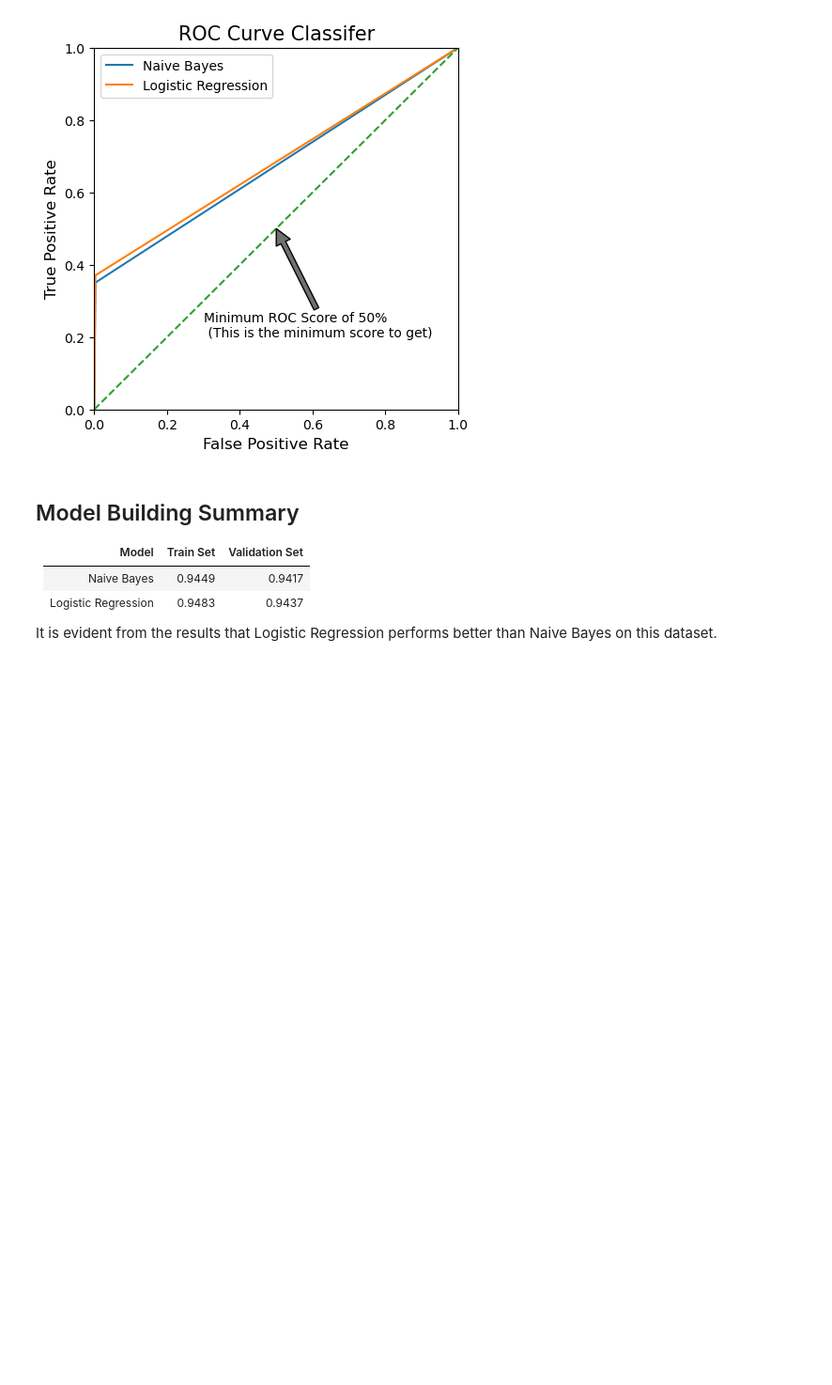
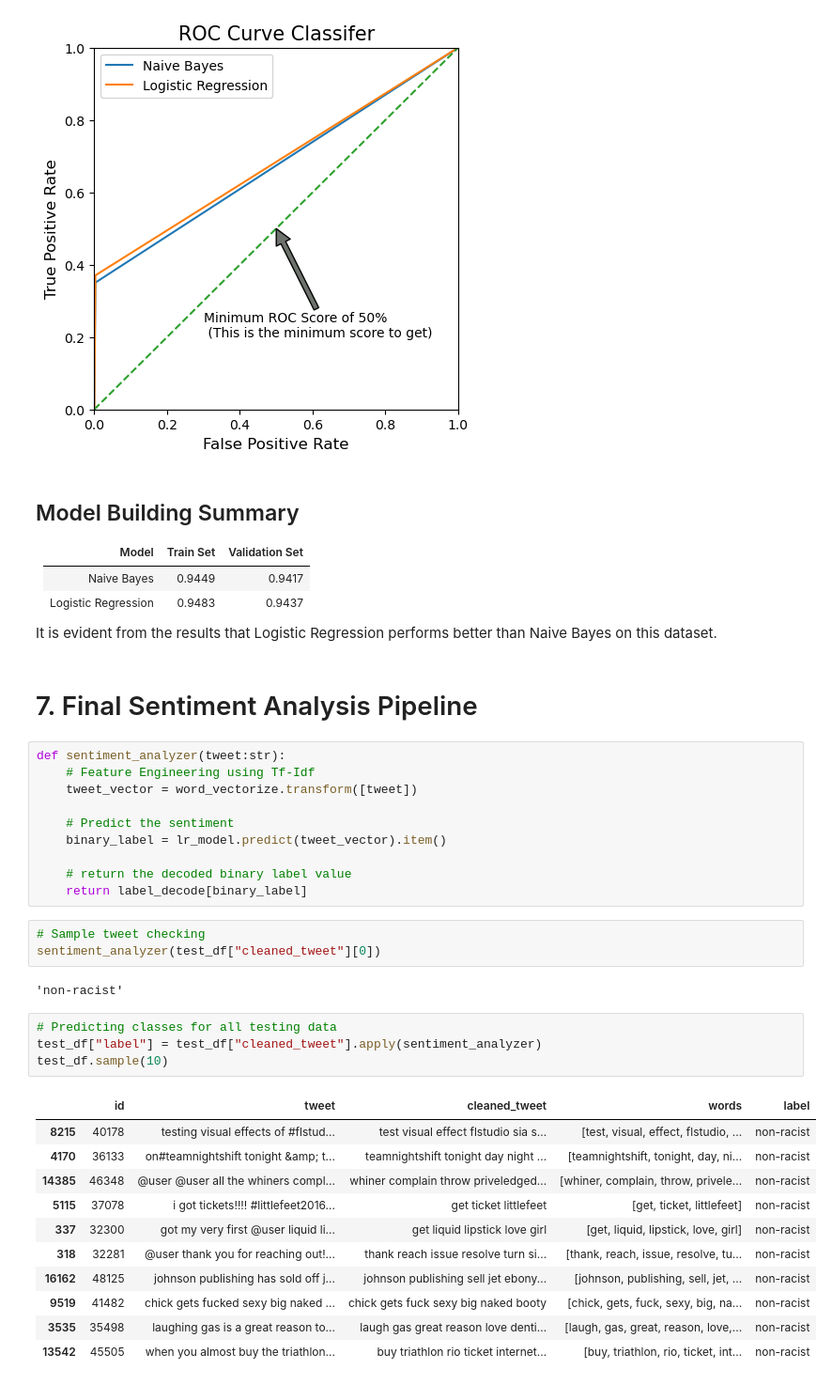
Before and after one commit to Anandvunnam/Twitter_Sentiment_Analysis, a Jupyter notebook: src/Twitter_Sentiment_Analysis.ipynb, the cells around one changed output. Shown at 94% size. Saved outputs shown, nothing was run; the diff lists cells and outputs as text; blank space fills up the shorter version.

Commit message:
Added final sentiment analysis pipeline
- Created a function to predict the test dataset tweets which uses the
  tf-idf vectorizer and Logistic Regression model to classify the tweet.

```diff
--- a/src/Twitter_Sentiment_Analysis.ipynb
+++ b/src/Twitter_Sentiment_Analysis.ipynb
@@ -738,3 +738,36 @@ generate_roc_curves(nb_fpr, nb_tpr, lr_fpr, lr_tpr)
 | Logistic Regression |   0.9483  |     0.9437     |
 
 It is evident from the results that Logistic Regression performs better than Naive Bayes on this dataset.
+# %% [markdown]
+# 7. Final Sentiment Analysis Pipeline
+# %%
+def sentiment_analyzer(tweet:str):
+    # Feature Engineering using Tf-Idf
+    tweet_vector = word_vectorize.transform([tweet])
+
+    # Predict the sentiment
+    binary_label = lr_model.predict(tweet_vector).item()
+
+    # return the decoded binary label value
+    return label_decode[binary_label]
+# %%
+# Sample tweet checking
+sentiment_analyzer(test_df["cleaned_tweet"][0])
+# %% [output]
+'non-racist'
+# %%
+# Predicting classes for all testing data
+test_df["label"] = test_df["cleaned_tweet"].apply(sentiment_analyzer)
+test_df.sample(10)
+# %% [output]
+|  | id | tweet | cleaned_tweet | words | label |
+| 8215 | 40178 | testing visual effects of #flstud... | test visual effect flstudio sia s... | [test, visual, effect, flstudio, ... | non-racist |
+| 4170 | 36133 | on#teamnightshift tonight &amp; t... | teamnightshift tonight day night ... | [teamnightshift, tonight, day, ni... | non-racist |
+| 14385 | 46348 | @user @user all the whiners compl... | whiner complain throw priveledged... | [whiner, complain, throw, privele... | non-racist |
+| 5115 | 37078 | i got tickets!!!! #littlefeet2016... | get ticket littlefeet | [get, ticket, littlefeet] | non-racist |
+| 337 | 32300 | got my very first @user liquid li... | get liquid lipstick love girl | [get, liquid, lipstick, love, girl] | non-racist |
+| 318 | 32281 | @user thank you for reaching out!... | thank reach issue resolve turn si... | [thank, reach, issue, resolve, tu... | non-racist |
+| 16162 | 48125 | johnson publishing has sold off j... | johnson publishing sell jet ebony... | [johnson, publishing, sell, jet, ... | non-racist |
+| 9519 | 41482 | chick gets fucked sexy big naked ... | chick gets fuck sexy big naked booty | [chick, gets, fuck, sexy, big, na... | non-racist |
+| 3535 | 35498 | laughing gas is a great reason to... | laugh gas great reason love denti... | [laugh, gas, great, reason, love,... | non-racist |
+| 13542 | 45505 | when you almost buy the triathlon... | buy triathlon rio ticket internet... | [buy, triathlon, rio, ticket, int... | non-racist |
```
Also changed, not shown: parts of 5 cells of this notebook.
